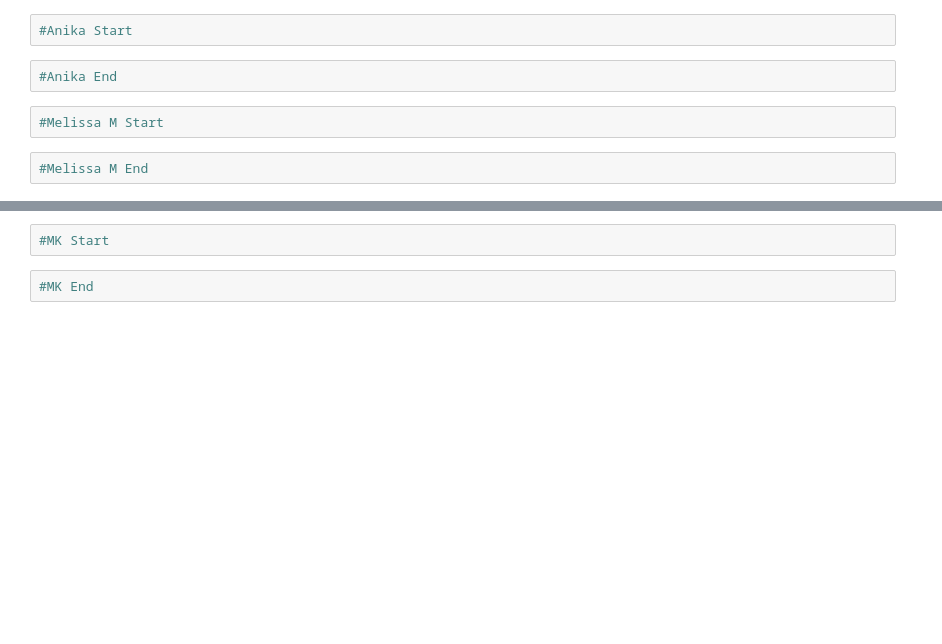
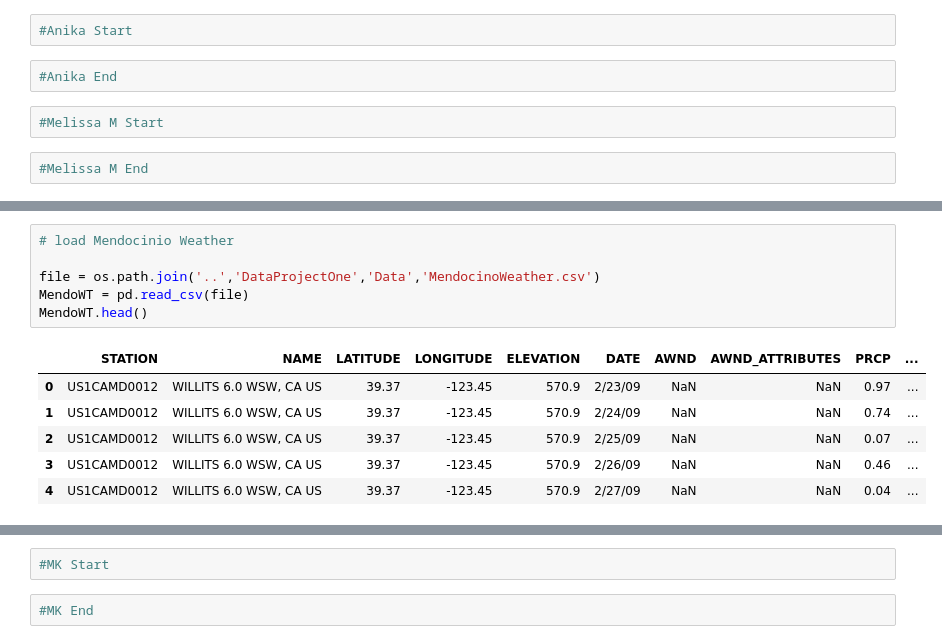
Before and after one commit to anikajohnson/DataProjectOne, a Jupyter notebook: DataProjectOne.ipynb, the cells around one changed output, grey strips where cells are left out. Drawn from its saved outputs; the diff is of its cells as text; blank space fills up the shorter version.

```diff
--- a/DataProjectOne.ipynb
+++ b/DataProjectOne.ipynb
@@ -55,0 +66,13 @@ Mendo.head()
+# %%
+# load Mendocinio Weather
+
+file = os.path.join('..','DataProjectOne','Data','MendocinoWeather.csv')
+MendoWT = pd.read_csv(file)
+MendoWT.head()
+# %% [output]
+|  | STATION | NAME | LATITUDE | LONGITUDE | ELEVATION | DATE | AWND | AWND_ATTRIBUTES | PRCP | ... |
+| 0 | US1CAMD0012 | WILLITS 6.0 WSW, CA US | 39.37 | -123.45 | 570.9 | 2/23/09 | NaN | NaN | 0.97 | ... |
+| 1 | US1CAMD0012 | WILLITS 6.0 WSW, CA US | 39.37 | -123.45 | 570.9 | 2/24/09 | NaN | NaN | 0.74 | ... |
+| 2 | US1CAMD0012 | WILLITS 6.0 WSW, CA US | 39.37 | -123.45 | 570.9 | 2/25/09 | NaN | NaN | 0.07 | ... |
+| 3 | US1CAMD0012 | WILLITS 6.0 WSW, CA US | 39.37 | -123.45 | 570.9 | 2/26/09 | NaN | NaN | 0.46 | ... |
+| 4 | US1CAMD0012 | WILLITS 6.0 WSW, CA US | 39.37 | -123.45 | 570.9 | 2/27/09 | NaN | NaN | 0.04 | ... |
```
Also changed, not shown: parts of 15 cells of this notebook.
